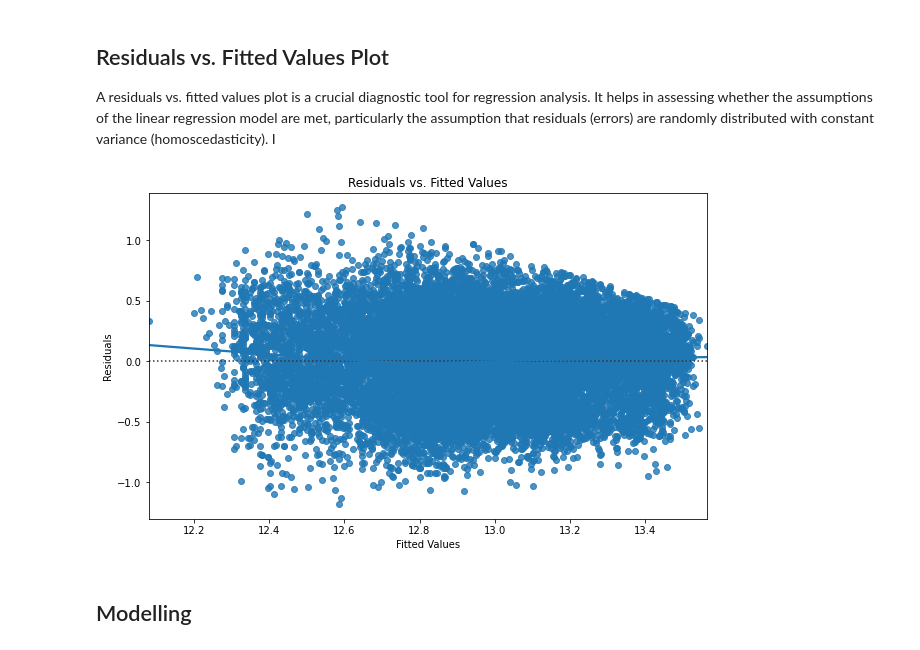
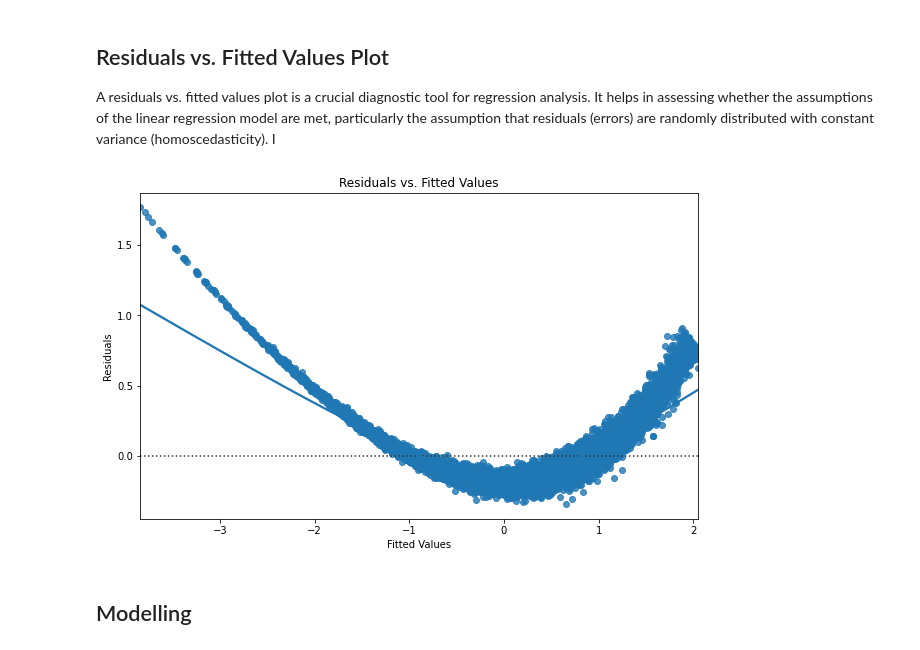
Before and after one commit to ANGI3MAINA/King-County-Housing-Analysis, a Jupyter notebook: Data/Work/George.ipynb, the cells around one changed output. Saved outputs shown, nothing was run; the diff lists cells and outputs as text; code cells hidden in the pictures.

```diff
--- a/Data/Work/George.ipynb
+++ b/Data/Work/George.ipynb
@@ -378,19 +400,15 @@ Below, we define a function to remove outliers using the IQR method and apply it
 # %%
-# Function to identify and remove outliers using IQR
-def remove_outliers (df,columns):
-    for column in columns:
-        Q1 = df[column].quantile(0.25)
-        Q3 = df[column].quantile(0.75)
-        IQR = Q3-Q1
-        lower_bound = Q1 - 1.5*IQR
-        upper_bound = Q3 + 1.5*IQR
-        df = df[(df[column] >= lower_bound) & (df[column] <= upper_bound)]
-    return df
-
-# Apply the function to the relevant columns
-house_df_relevant_no_outliers = remove_outliers(house_df_relevant, selected_features)
+scaled_features = ['price' , 'sqft_living', 'grade', 'bathrooms']  # Exclude 'price' # Function to identify and remove outliers using IQR
+# Calculate IQR and remove outliers for each feature
+for column in numeric_features:
+    Q1 = house_df_relevant[column].quantile(0.25)
+    Q3 = house_df_relevant[column].quantile(0.75)
+    IQR = Q3 - Q1
+    lower_bound = Q1 - 1.5 * IQR
+    upper_bound = Q3 + 1.5 * IQR
+    house_df_relevant = house_df_relevant[(house_df_relevant[column] >= lower_bound) & (house_df_relevant[column] <= upper_bound)]
 
 # Display the shape of the DataFrame before and after removing outliers
 print("Original shape:", house_df_relevant.shape)
-print("Shape after removing outliers:", house_df_relevant_no_outliers.shape)
+print("Shape after removing outliers:", house_df_relevant.shape)
 # %% [output]
@@ -426,0 +429,11 @@ house_df_relevant_no_outliers.head()
+# %%
+from sklearn.preprocessing import StandardScaler, MinMaxScaler
+
+# Initialize the scaler (StandardScaler)
+scaler = StandardScaler()  # Use StandardScaler for normalization
+
+# Fit and transform the predictor data, excluding 'price'
+house_df_relevant[scaled_features] = scaler.fit_transform(house_df_relevant[scaled_features])
+
+# Display the first few rows to verify scaling
+print(house_df_relevant.head())
@@ -426,0 +447,6 @@ house_df_relevant_no_outliers.head()
+# %%
+import numpy as np
+
+# Add a new column 'log_price' with the log-transformed price
+house_df_relevant['log_price'] = np.log(house_df_relevant['price'])
+print(house_df_relevant.head())
@@ -445,19 +533,19 @@ A residuals vs. fitted values plot is a crucial diagnostic tool for regression a
 # %%
 # Residuals vs. fitted values plot
 
 import statsmodels.api as sm
-X = house_df_relevant_no_outliers.drop(columns=['price'])
-y = house_df_relevant_no_outliers['price']
+X = house_df_relevant.drop(columns=['price'])
+y = house_df_relevant['price']
 X = sm.add_constant(X)
 model = sm.OLS(y, X).fit()
 plt.figure(figsize=(10, 6))
 sns.residplot(x=model.fittedvalues, y=model.resid, lowess=True)
 plt.title('Residuals vs. Fitted Values')
 plt.xlabel('Fitted Values')
 plt.ylabel('Residuals')
 plt.show()
 # %% [output]
-[figure, old version]
+[figure, new version]
 # %% [markdown]
 ## Modelling
 # %% [markdown]
```
Also changed, not shown: parts of 69 cells of this notebook.
